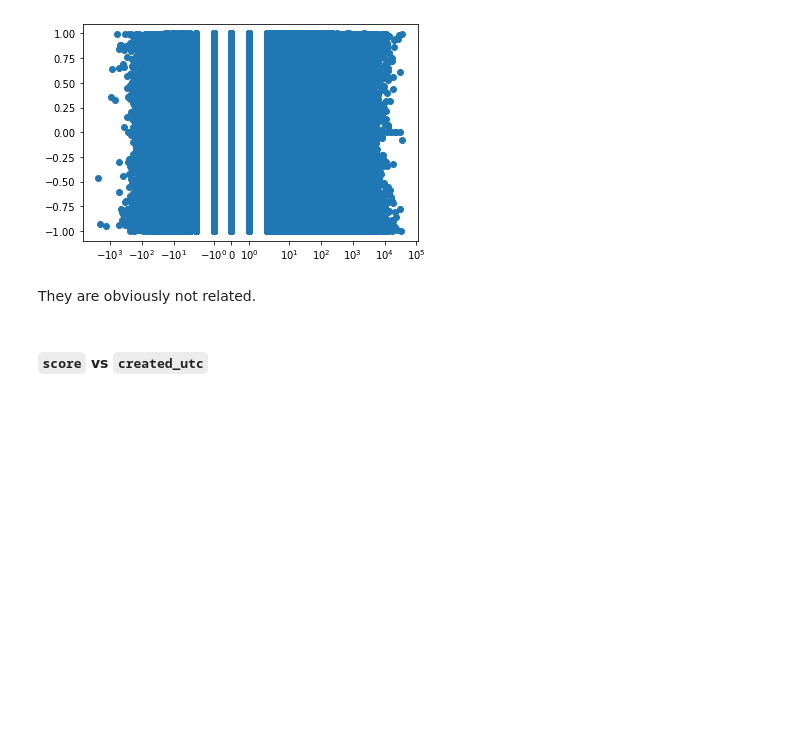
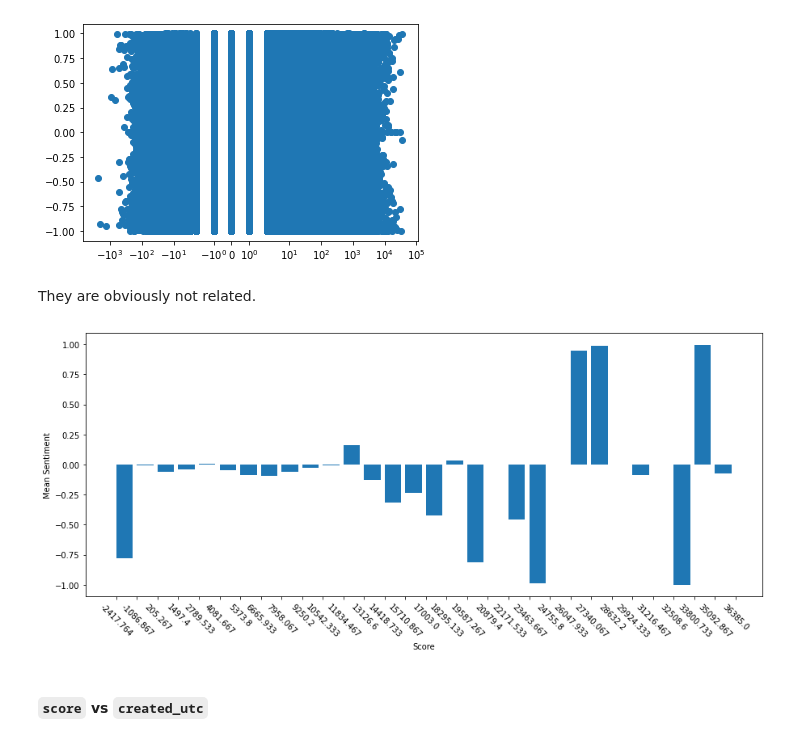
Before and after one commit to wzlqtqd/CS5344project, a Jupyter notebook: EDA_score.ipynb, the cells around one changed output. Cells and saved outputs as stored; diff of their text form; code cells hidden in the pictures; blank space fills up the shorter version.

Commit message:
update on score vs sentiment

```diff
--- a/EDA_score.ipynb
+++ b/EDA_score.ipynb
@@ -93,6 +93,28 @@ plt.xscale('symlog')
 [figure]
 # %% [markdown]
 They are obviously not related.
+# %%
+num_bins = 30
+score_level = pd.cut(df['score'], bins=num_bins)
+tmp = df.groupby(score_level).mean()
+xs = list(tmp.index)
+bounds = []
+bounds.append(xs[0].left)
+for i in xs:
+  bounds.append(i.right)
+# %%
+score_level = pd.cut(df['score'], bins=num_bins).cat.codes
+tmp = df.groupby(score_level).mean()
+fig, ax = plt.subplots(figsize=(15, 6))
+ax.bar(tmp.index,tmp.sentiment,align='edge')
+ax.set_xticks(list(range(0,num_bins+1)), bounds,rotation = -45)
+
+ax.set_xlabel('Score')
+ax.set_ylabel('Mean Sentiment')
+
+plt.show()
+# %% [output]
+[figure, added]
 # %% [markdown]
 #### `score` vs `created_utc`
 # %%
```
